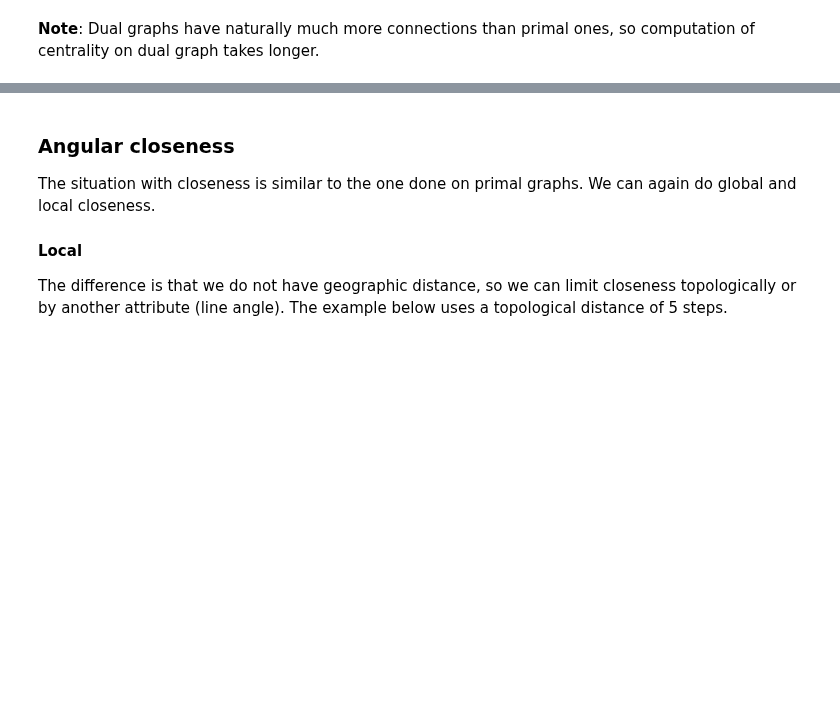
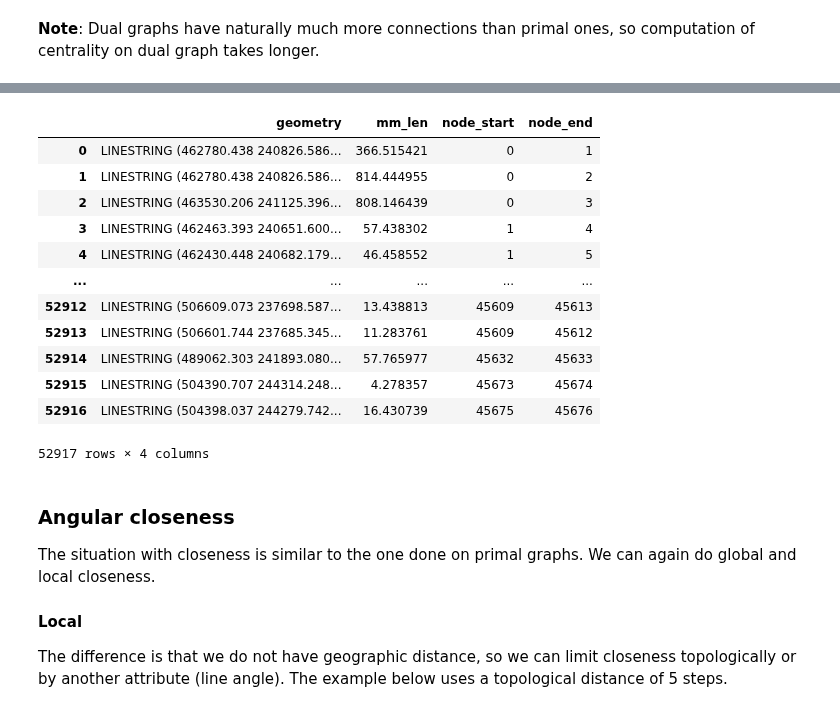
Before and after one commit to virgilxw/Morphology_model_v1, a Jupyter notebook: model_notebooks/4_network.ipynb, the cells around one changed output, grey strips where cells are left out. Saved outputs shown, nothing was run; the diff lists cells and outputs as text; code cells hidden in the pictures; blank space fills up the shorter version.

```diff
--- a/model_notebooks/4_network.ipynb
+++ b/model_notebooks/4_network.ipynb
@@ -377,3 +437,21 @@ dual = momepy.gdf_to_nx(edges, approach='dual')
+# %%
+dual_gdf = momepy.nx_to_gdf(dual, points=False)
+
+dual_gdf
+# %% [output]
+|  | geometry | mm_len | node_start | node_end |
+| 0 | LINESTRING (462780.438 240826.586... | 366.515421 | 0 | 1 |
+| 1 | LINESTRING (462780.438 240826.586... | 814.444955 | 0 | 2 |
+| 2 | LINESTRING (463530.206 241125.396... | 808.146439 | 0 | 3 |
+| 3 | LINESTRING (462463.393 240651.600... | 57.438302 | 1 | 4 |
+| 4 | LINESTRING (462430.448 240682.179... | 46.458552 | 1 | 5 |
+| ... | ... | ... | ... | ... |
+| 52912 | LINESTRING (506609.073 237698.587... | 13.438813 | 45609 | 45613 |
+| 52913 | LINESTRING (506601.744 237685.345... | 11.283761 | 45609 | 45612 |
+| 52914 | LINESTRING (489062.303 241893.080... | 57.765977 | 45632 | 45633 |
+| 52915 | LINESTRING (504390.707 244314.248... | 4.278357 | 45673 | 45674 |
+| 52916 | LINESTRING (504398.037 244279.742... | 16.430739 | 45675 | 45676 |
+52917 rows × 4 columns
 # %% [markdown]
 ### Angular closeness
 
```
Also changed, not shown: parts of 13 cells of this notebook, 16 other files.
